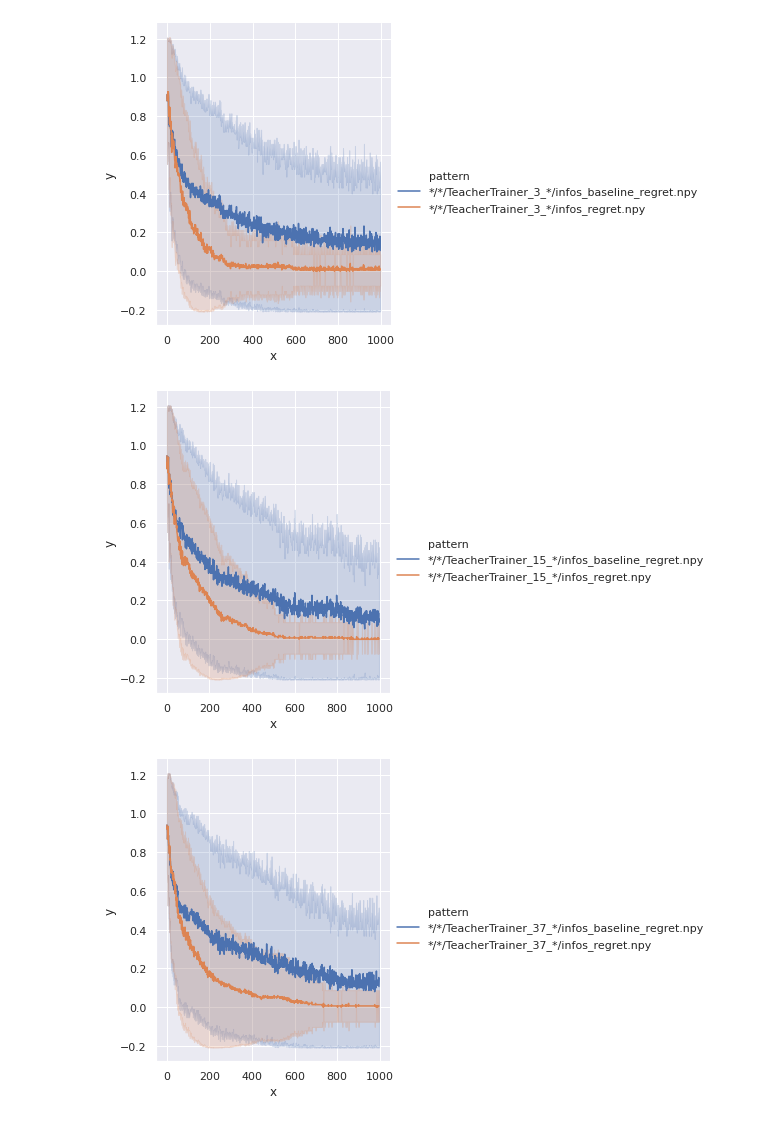
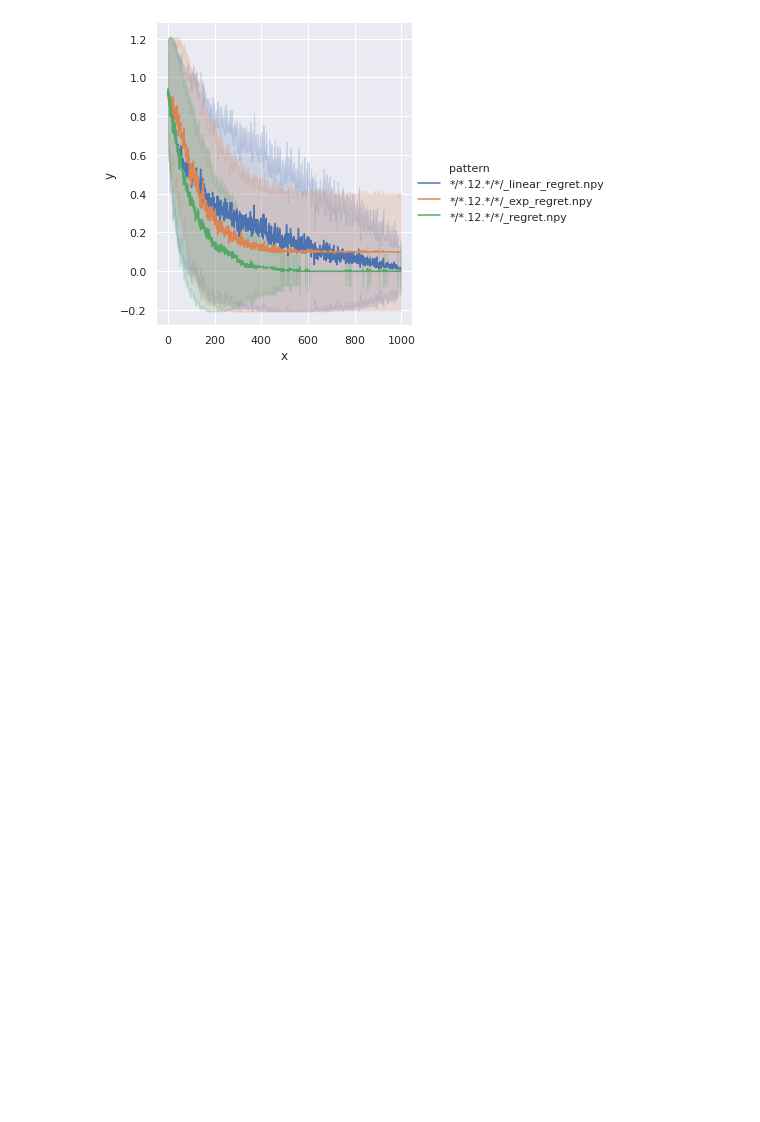
Before and after one commit to ethanabrooks/teacher-RL, a Jupyter notebook: notebooks/comparison.ipynb, the cells around one changed output. Cells and saved outputs as stored; diff of their text form; code cells hidden in the pictures; blank space fills up the shorter version.

```diff
--- a/notebooks/comparison.ipynb
+++ b/notebooks/comparison.ipynb
@@ -6,7 +6,7 @@ import pandas as pd
 import seaborn as sns; sns.set()
 
 %matplotlib inline
-ns = [3, 15, 37]
+ns = [12]
 def df(pattern):
     path = next(Path('/home/jovyan/').glob(pattern))
     array = np.load(str(path))
@@ -20,5 +20,5 @@ def plot(*patterns, kind="line", ci="sd",**kwargs):
     sns.relplot(x="x", y="y", hue="pattern", kind=kind, ci=ci, data=data);
 
 for n in ns:
-    plot(f'*/*/TeacherTrainer_{n}_*/infos_coefficient.npy')
+    plot(f'*/*.{n}.*/*/*coefficient.npy')
 # %% [output]
@@ -28,8 +26,6 @@ for n in ns:
 # %%
 for n in ns:
-    plot(f'*/*/TeacherTrainer_{n}_*/infos_baseline_regret.npy', f'*/*/TeacherTrainer_{n}_*/infos_regret.npy')
+    plot(f'*/*.{n}.*/*/_linear_regret.npy', f'*/*.{n}.*/*/_exp_regret.npy', f'*/*.{n}.*/*/_regret.npy')
 # %% [output]
-[figure, old version]
+[figure, new version]
-[figure, removed]
-[figure, removed]
 # %%
```
Also changed, not shown: parts of 4 cells of this notebook, 1 other file.
